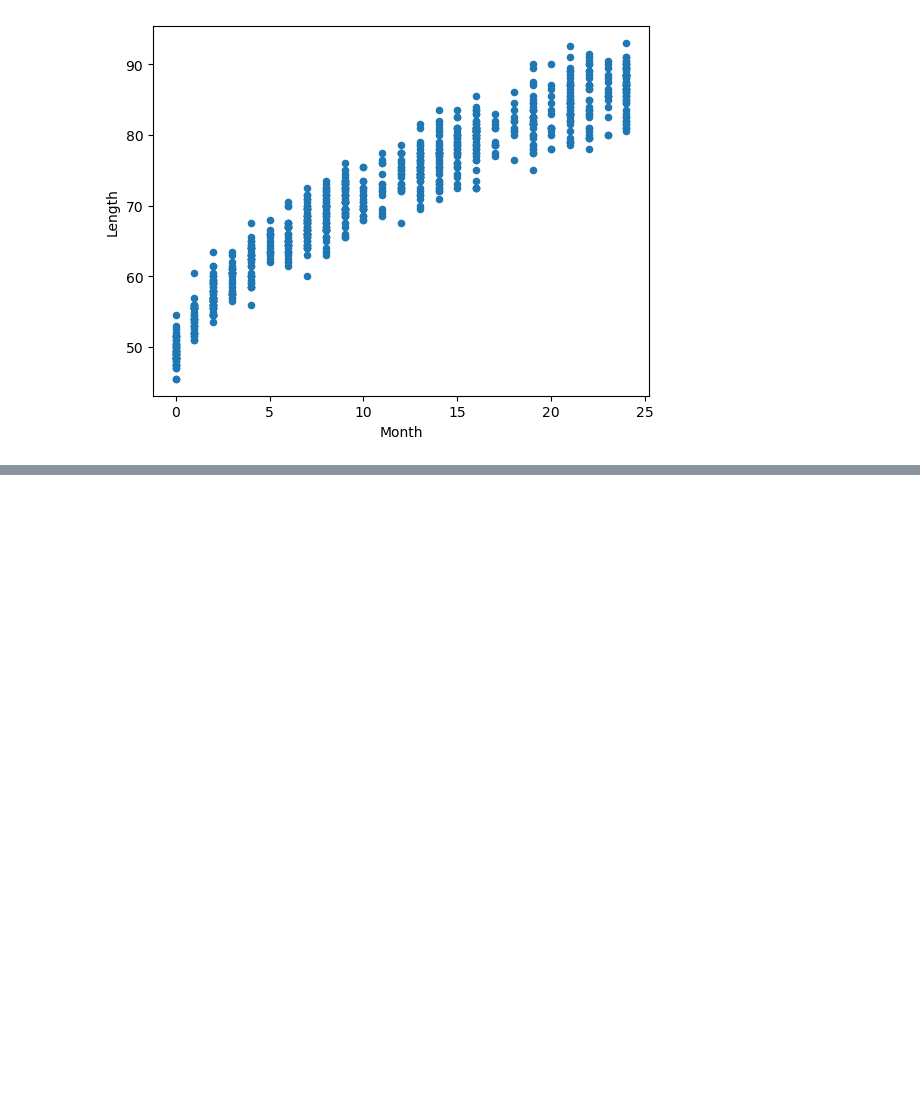
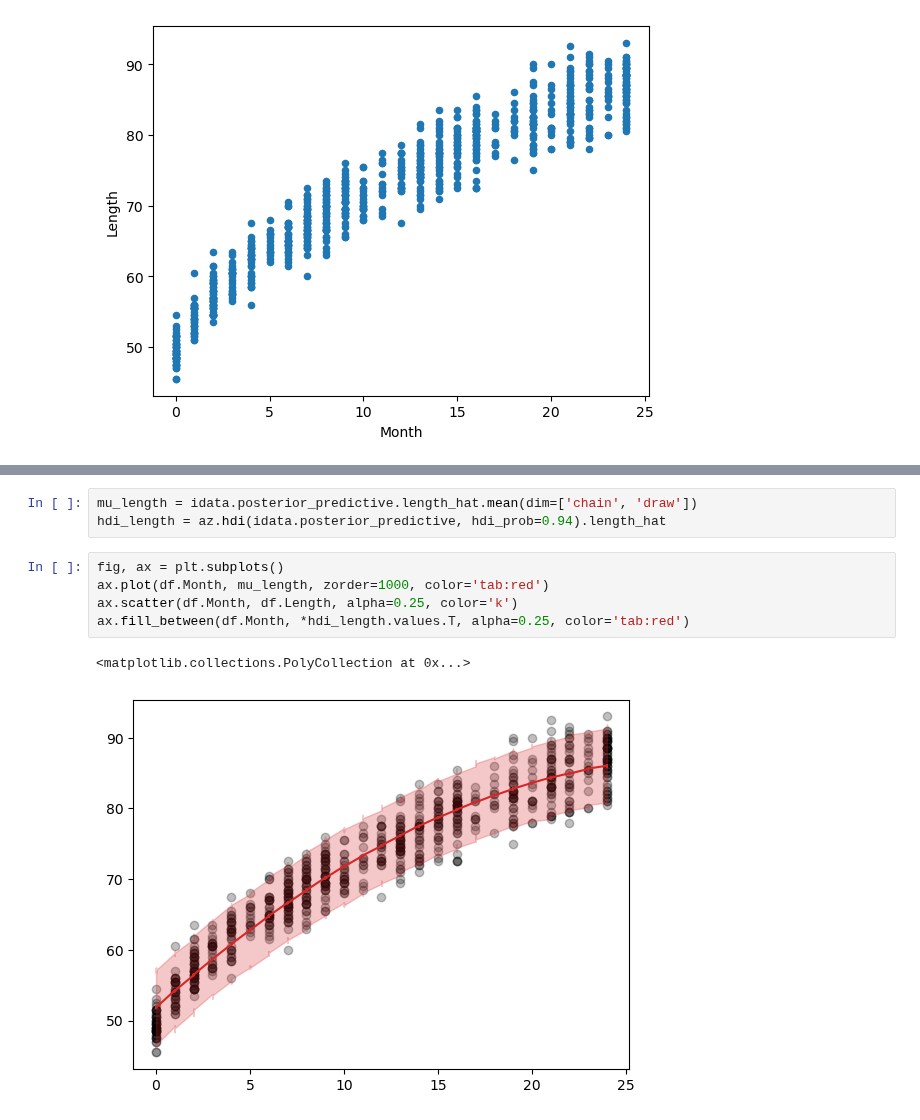
Before and after one commit to jessegrabowski/laos-climate-change, a Jupyter notebook: notebooks/Intro to Bayes.ipynb, the cells around one changed output, grey strips where cells are left out. Cells and saved outputs as stored; diff of their text form; blank space fills up the shorter version.

```diff
--- a/notebooks/Intro to Bayes.ipynb
+++ b/notebooks/Intro to Bayes.ipynb
@@ -39,0 +76,11 @@ pm.model_to_graphviz(m)
+# %%
+mu_length = idata.posterior_predictive.length_hat.mean(dim=['chain', 'draw'])
+hdi_length = az.hdi(idata.posterior_predictive, hdi_prob=0.94).length_hat
+# %%
+fig, ax = plt.subplots()
+ax.plot(df.Month, mu_length, zorder=1000, color='tab:red')
+ax.scatter(df.Month, df.Length, alpha=0.25, color='k')
+ax.fill_between(df.Month, *hdi_length.values.T, alpha=0.25, color='tab:red')
+# %% [output]
+<matplotlib.collections.PolyCollection at 0x...>
+[figure, added]
```
Also changed, not shown: parts of 11 cells of this notebook, 1 other file.
